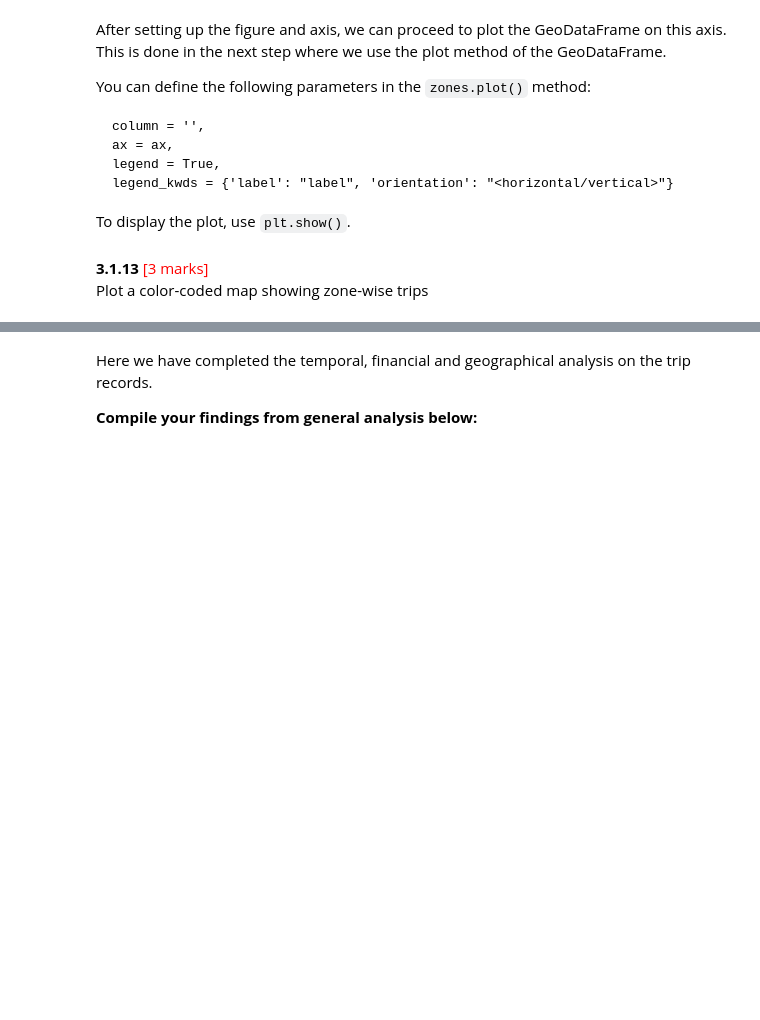
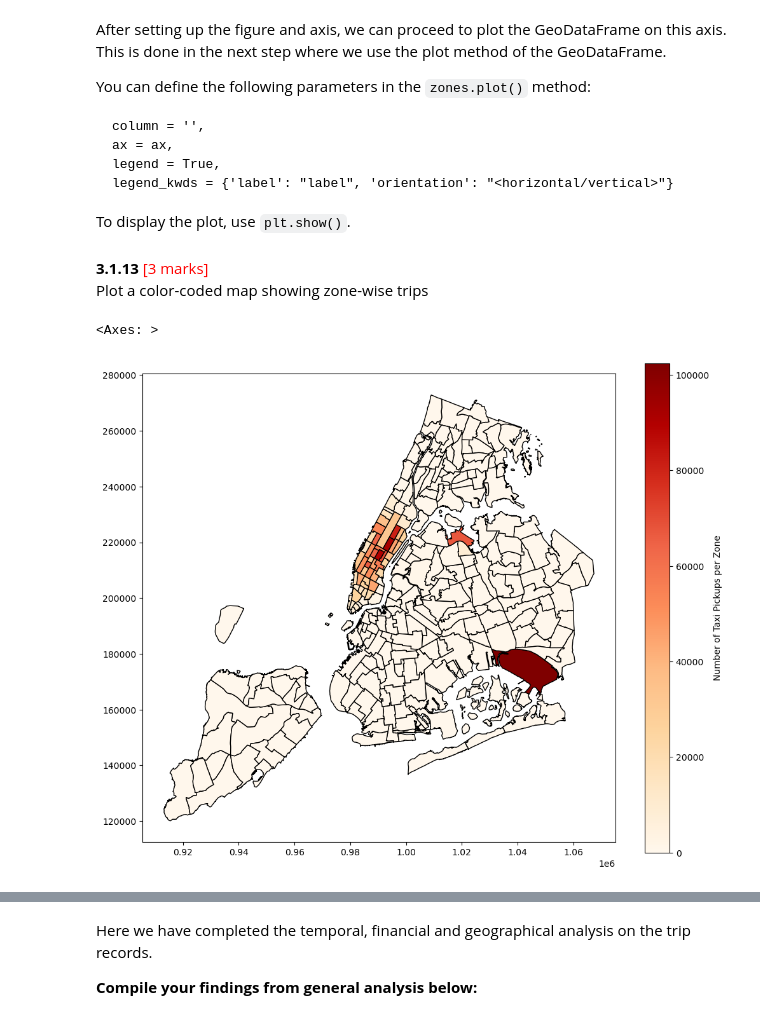
Before and after one commit to balajiramesh19/CourseAssignments, a Jupyter notebook: EDA_Assg_NYC_Taxi_Starter.ipynb, the cells around one changed output, grey strips where cells are left out. Drawn from its saved outputs; the diff is of its cells as text; code cells hidden in the pictures; blank space fills up the shorter version.

```diff
--- a/EDA_Assg_NYC_Taxi_Starter.ipynb
+++ b/EDA_Assg_NYC_Taxi_Starter.ipynb
@@ -1028,2 +1137,21 @@ Plot a color-coded map showing zone-wise trips
+# %%
+# Define figure and axis
+fig, ax = plt.subplots(1, 1, figsize = (12, 10))
+
+# Plot the map and display it
+zones_gdf.plot(
+    column='trip_count',
+    ax=ax,
+    legend=True,
+    cmap='OrRd',
+    edgecolor='black',
+    legend_kwds={
+        'label': "Number of Taxi Pickups per Zone",
+        'orientation': "vertical"
+    }
+)
+# %% [output]
+<Axes: >
+[figure, added]
 # %%
 # can you try displaying the zones DF sorted by the number of trips?
```
Also changed, not shown: parts of 40 cells of this notebook.
